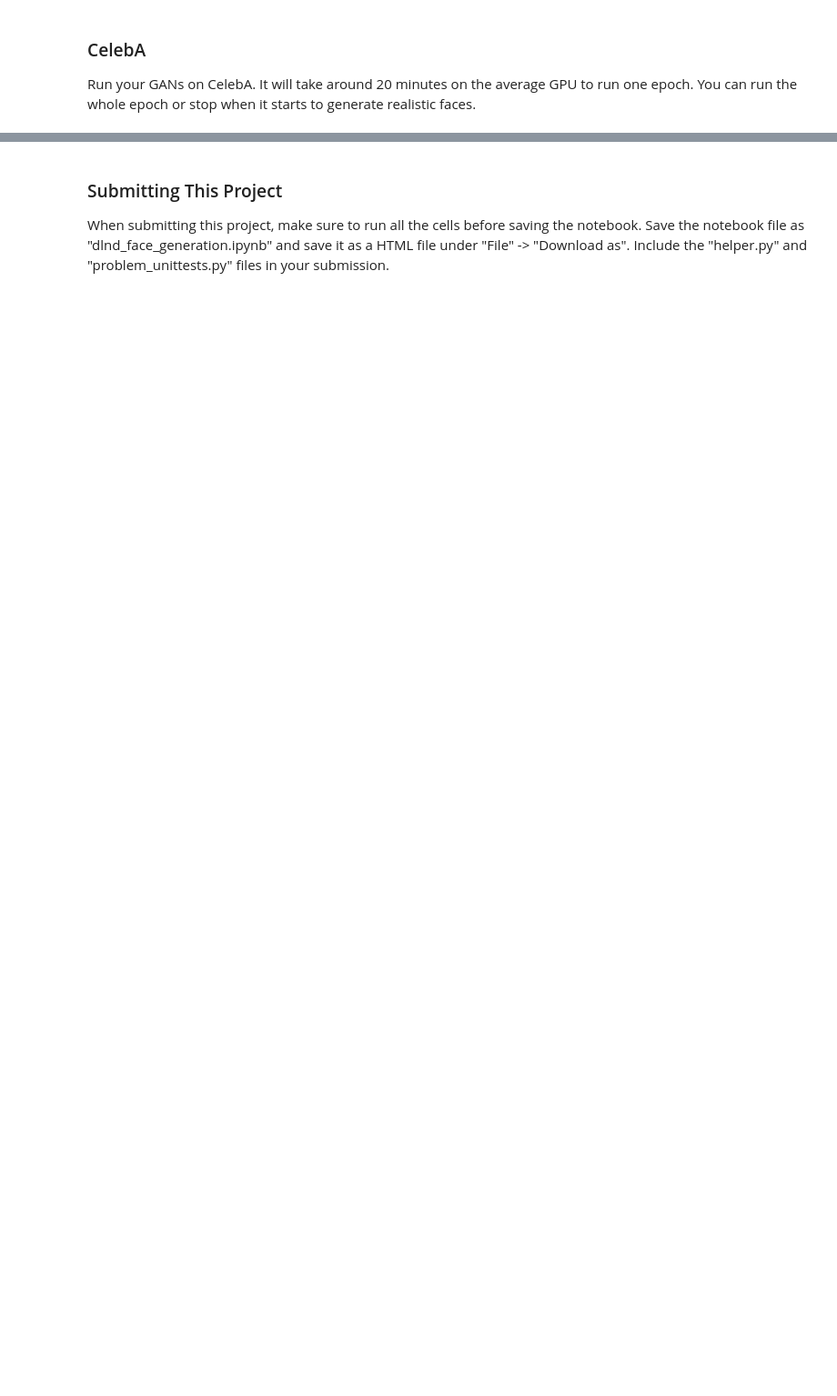
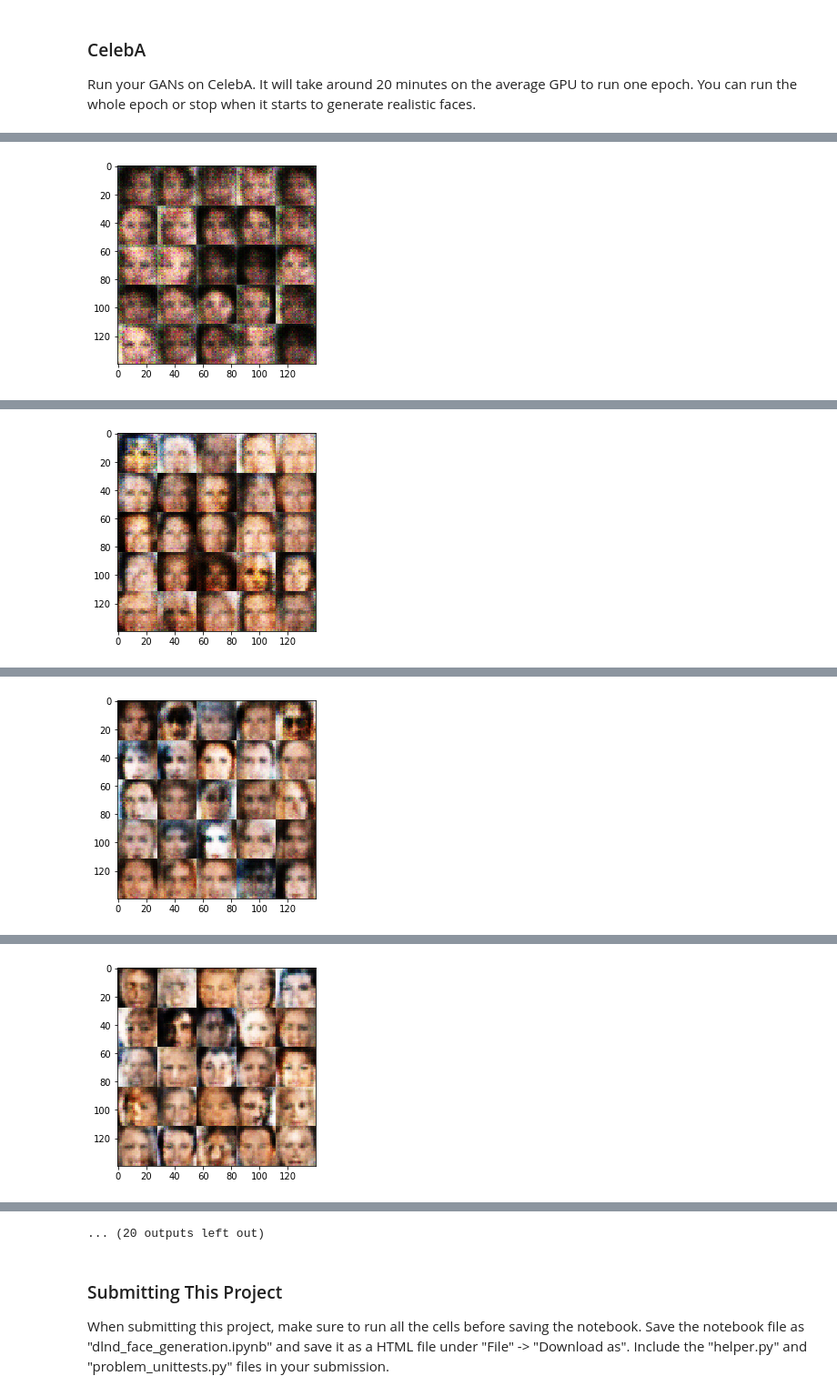
Before and after one commit to Bismarrck/deep-learning, a Jupyter notebook: face_generation/dlnd_face_generation.ipynb, the cells around one changed output, grey strips where cells are left out. Shown at 91% size. Drawn from its saved outputs; the diff is of its cells as text; code cells hidden in the pictures; blank space fills up the shorter version.

```diff
--- a/face_generation/dlnd_face_generation.ipynb
+++ b/face_generation/dlnd_face_generation.ipynb
@@ -409,10 +431,10 @@ IndexError: list index out of range
 ### CelebA
 Run your GANs on CelebA.  It will take around 20 minutes on the average GPU to run one epoch.  You can run the whole epoch or stop when it starts to generate realistic faces.
 # %%
-batch_size = None
-z_dim = None
-learning_rate = None
-beta1 = None
+batch_size = 64
+z_dim = 100
+learning_rate = 0.0002
+beta1 = 0.1
 
 
 """
@@ -424,3 +446,4 @@ celeba_dataset = helper.Dataset('celeba', glob(os.path.join(data_dir, 'img_align
 with tf.Graph().as_default():
     train(epochs, batch_size, z_dim, learning_rate, beta1, celeba_dataset.get_batches,
           celeba_dataset.shape, celeba_dataset.image_mode)
+# %% [output]
@@ -426,0 +451 @@ with tf.Graph().as_default():
+[figure, added]
@@ -426,0 +453 @@ with tf.Graph().as_default():
+[figure, added]
@@ -426,0 +455 @@ with tf.Graph().as_default():
+[figure, added]
@@ -426,0 +457 @@ with tf.Graph().as_default():
+[figure, added]
@@ -427,3 +462,4 @@ with tf.Graph().as_default():
+... (20 outputs left out)
 # %% [markdown]
 ### Submitting This Project
 When submitting this project, make sure to run all the cells before saving the notebook. Save the notebook file as "dlnd_face_generation.ipynb" and save it as a HTML file under "File" -> "Download as". Include the "helper.py" and "problem_unittests.py" files in your submission.
```
Also changed, not shown: parts of 10 cells of this notebook.
